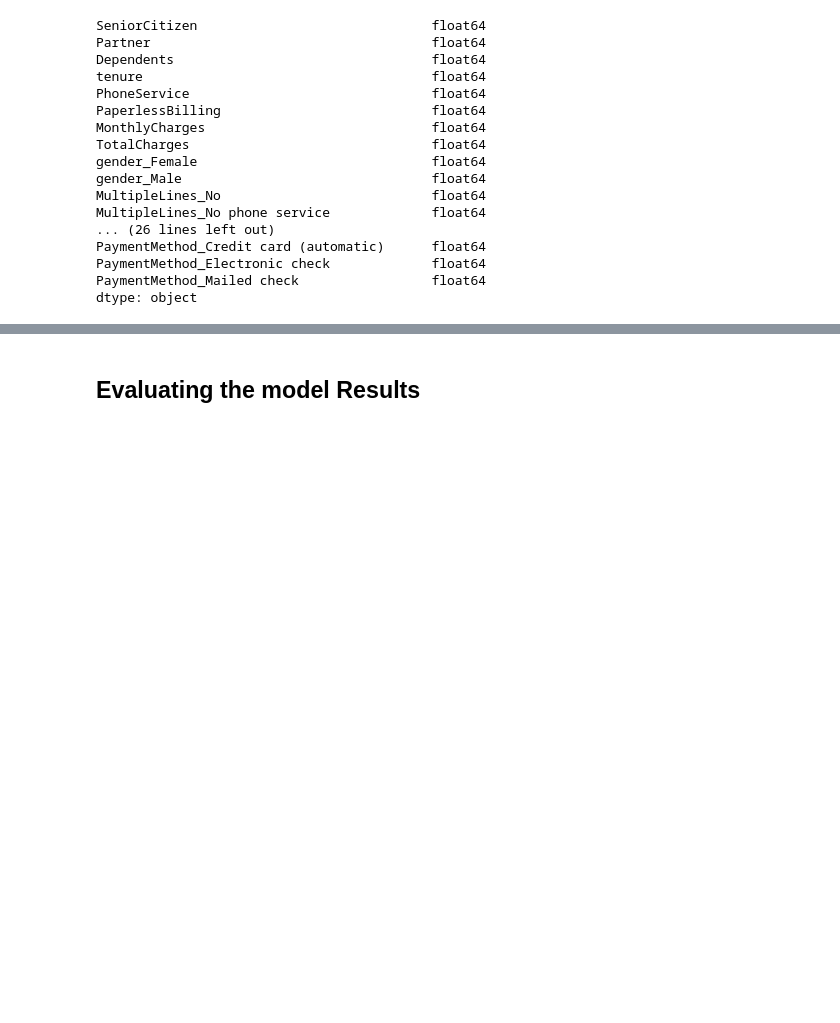
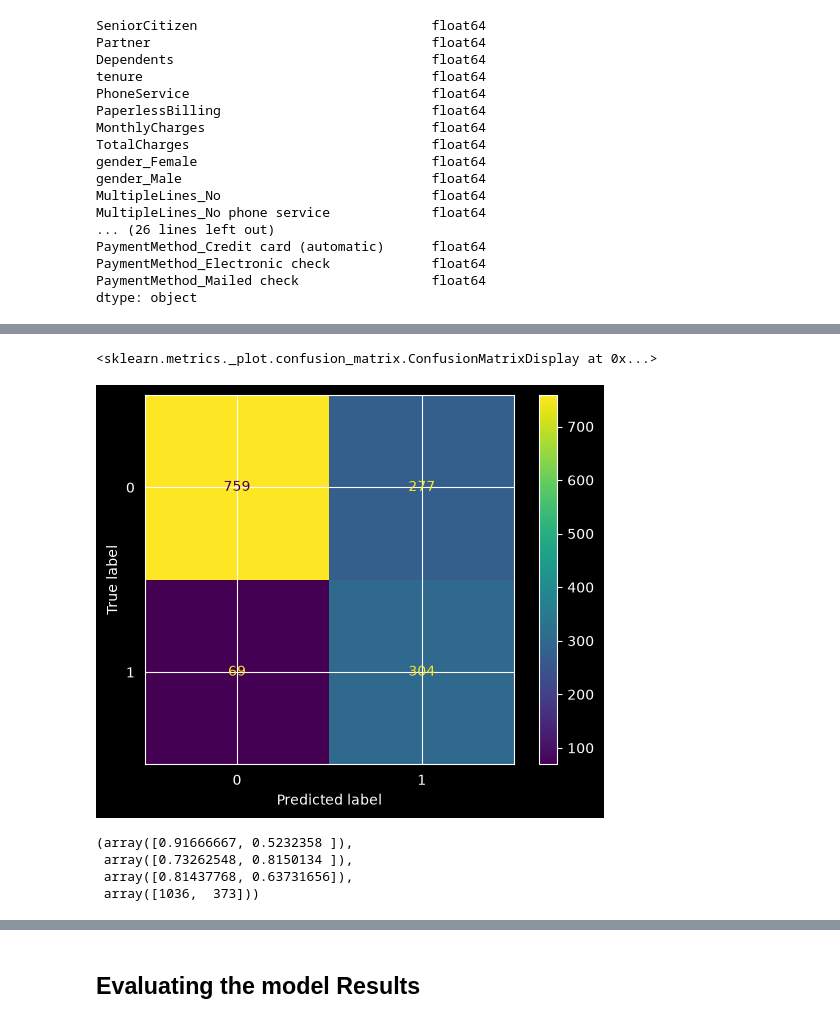
Before and after one commit to rzadrzi/customer_churn_analysis, a Jupyter notebook: customer_churn_analysis.ipynb, the cells around one changed output, grey strips where cells are left out. Cells and saved outputs as stored; diff of their text form; code cells hidden in the pictures; blank space fills up the shorter version.

Commit message:
feat: Add Logistic Regression

```diff
--- a/customer_churn_analysis.ipynb
+++ b/customer_churn_analysis.ipynb
@@ -423,0 +433,3 @@ dtype: object
+# %%
+lr = LogisticRegression(class_weight='balanced', random_state=64)
+lr.fit(X_train, y_train)
@@ -423,0 +438,4 @@ dtype: object
+# %%
+lr_predict = lr.predict(X_test)
+lr_report = classification_report(y_test, lr_predict)
+print(lr_report)
@@ -423,0 +451,12 @@ dtype: object
+# %%
+ConfusionMatrixDisplay.from_predictions(y_test, lr_predict)
+# %% [output]
+<sklearn.metrics._plot.confusion_matrix.ConfusionMatrixDisplay at 0x...>
+[figure, added]
+# %%
+precision_recall_fscore_support(y_test, lr_predict)
+# %% [output]
+(array([0.91666667, 0.5232358 ]),
+ array([0.73262548, 0.8150134 ]),
+ array([0.81437768, 0.63731656]),
+ array([1036,  373]))
```
Also changed, not shown: parts of 39 cells of this notebook.
